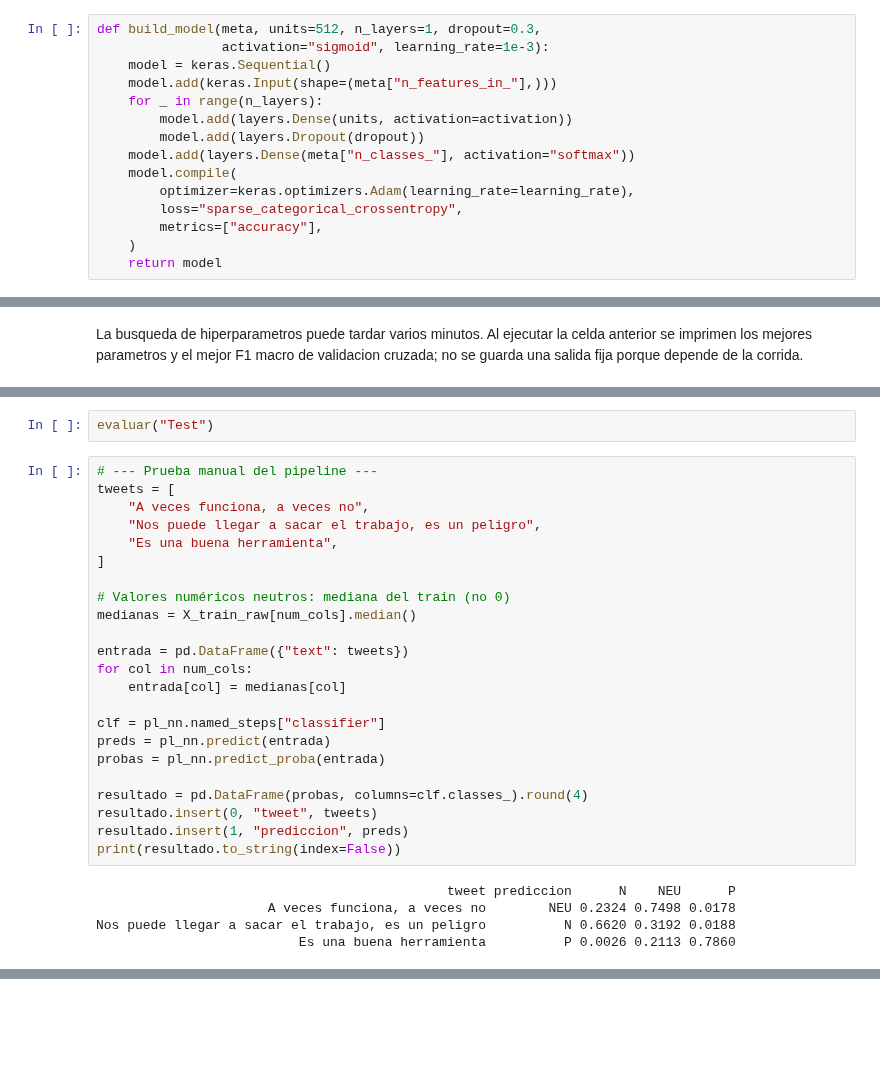
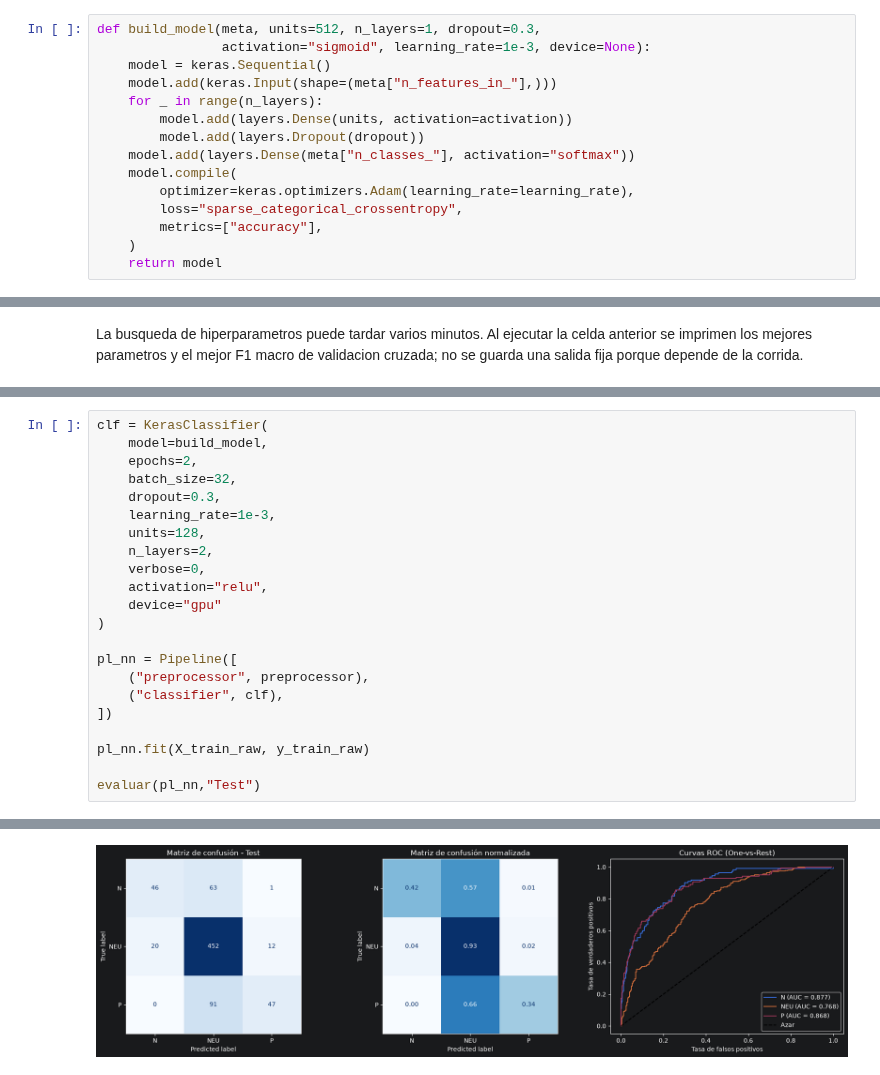
Before and after one commit to LucasFis/Tp_tweets, a Jupyter notebook: Tp_tweets.ipynb, the cells around one changed output, grey strips where cells are left out. Saved outputs shown, nothing was run; the diff lists cells and outputs as text; blank space fills up the shorter version.

```diff
--- a/Tp_tweets.ipynb
+++ b/Tp_tweets.ipynb
@@ -529,7 +509,7 @@ Warning: You are sending unauthenticated requests to the HF Hub. Please set a HF
 EmbeddingTransformer()
 # %%
 def build_model(meta, units=512, n_layers=1, dropout=0.3,
-                activation="sigmoid", learning_rate=1e-3):
+                activation="sigmoid", learning_rate=1e-3, device=None):
     model = keras.Sequential()
     model.add(keras.Input(shape=(meta["n_features_in_"],)))
     for _ in range(n_layers):
@@ -850,30 +740,23 @@ KeyboardInterrupt:
-# %%
-evaluar("Test")
-# %%
-# --- Prueba manual del pipeline ---
-tweets = [
-    "A veces funciona, a veces no",
-    "Nos puede llegar a sacar el trabajo, es un peligro",
-    "Es una buena herramienta",
-]
-
-# Valores numéricos neutros: mediana del train (no 0)
-medianas = X_train_raw[num_cols].median()
-
-entrada = pd.DataFrame({"text": tweets})
-for col in num_cols:
-    entrada[col] = medianas[col]
-
-clf = pl_nn.named_steps["classifier"]
-preds = pl_nn.predict(entrada)
-probas = pl_nn.predict_proba(entrada)
-
-resultado = pd.DataFrame(probas, columns=clf.classes_).round(4)
-resultado.insert(0, "tweet", tweets)
-resultado.insert(1, "prediccion", preds)
-print(resultado.to_string(index=False))
-# %% [output]
-                                             tweet prediccion      N    NEU      P
-                      A veces funciona, a veces no        NEU 0.2324 0.7498 0.0178
-Nos puede llegar a sacar el trabajo, es un peligro          N 0.6620 0.3192 0.0188
-                          Es una buena herramienta          P 0.0026 0.2113 0.7860
+# %%
+clf = KerasClassifier(
+    model=build_model,
+    epochs=2,
+    batch_size=32,
+    dropout=0.3,
+    learning_rate=1e-3,
+    units=128,
+    n_layers=2,
+    verbose=0,
+    activation="relu",
+    device="gpu"
+)
+
+pl_nn = Pipeline([
+    ("preprocessor", preprocessor),
+    ("classifier", clf),
+])
+
+pl_nn.fit(X_train_raw, y_train_raw)
+
+evaluar(pl_nn,"Test")
+# %% [output]
@@ -879,0 +800 @@ Nos puede llegar a sacar el trabajo, es un peligro          N 0.6620 0.3192 0.01
+[figure, added]
```
Also changed, not shown: parts of 22 cells of this notebook.
